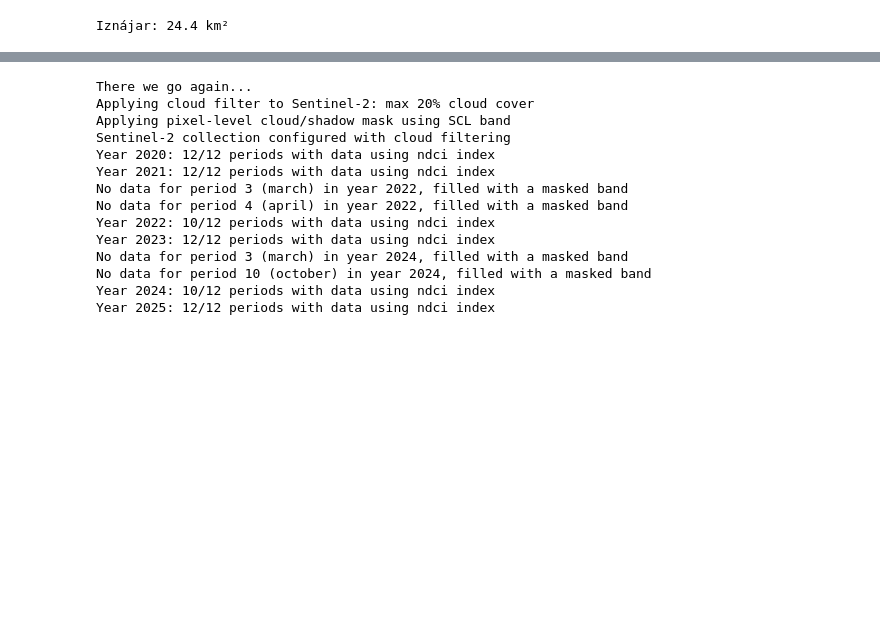
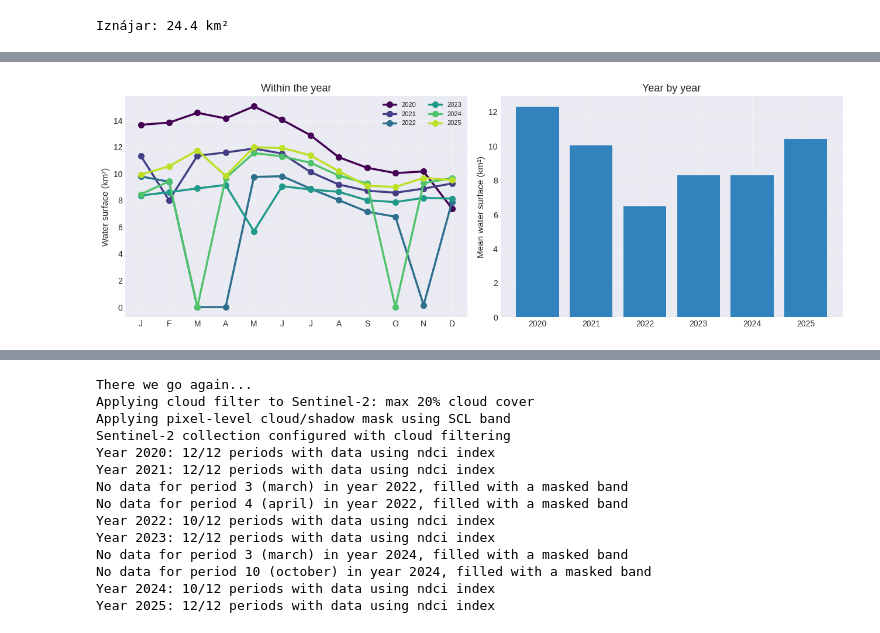
Before and after one commit to Digdgeo/Ndvi2Gif, a Jupyter notebook: book/notebooks/10_water_quality_reservoirs.ipynb, the cells around one changed output, grey strips where cells are left out. Cells and saved outputs as stored; diff of their text form; code cells hidden in the pictures; blank space fills up the shorter version.

```diff
--- a/book/notebooks/10_water_quality_reservoirs.ipynb
+++ b/book/notebooks/10_water_quality_reservoirs.ipynb
@@ -92,0 +180,19 @@ where there is vegetation around the shore.
+# %%
+mndwi = water_indices['mndwi']
+yearly = mndwi.get_year_composite()
+years = list(range(YEARS[0], YEARS[1] + 1))
+
+rows = []
+images = yearly.toList(yearly.size())
+for i, year in enumerate(years):
+    image = ee.Image(images.get(i))
+    areas = (image.gt(0).multiply(ee.Image.pixelArea()).divide(1e6)
+             .reduceRegion(ee.Reducer.sum(), roi, 20, maxPixels=1e9).getInfo())
+    for month in months:
+        rows.append({'year': year, 'month': month, 'km2': areas.get(month)})
+
+surface = pd.DataFrame(rows)
+surface['month_num'] = surface['month'].map({m: i + 1 for i, m in enumerate(months)})
+table = surface.pivot_table(index='year', columns='month_num', values='km2')
+table.columns = [m[:3].capitalize() for m in months]
+table.round(1)
@@ -92,0 +218,22 @@ where there is vegetation around the shore.
+# %%
+fig, axes = plt.subplots(1, 2, figsize=(13, 4.5))
+
+colours = plt.cm.viridis(np.linspace(0, 0.9, len(years)))
+for (year, group), colour in zip(surface.groupby('year'), colours):
+    axes[0].plot(group['month_num'], group['km2'], 'o-', color=colour, label=str(year))
+axes[0].set_xticks(range(1, 13), [m[:1].upper() for m in months])
+axes[0].set_ylabel('Water surface (km²)')
+axes[0].set_title('Within the year')
+axes[0].legend(frameon=False, ncol=2, fontsize=8)
+
+annual = surface.groupby('year')['km2'].mean()
+axes[1].bar([str(y) for y in annual.index], annual.values, color='#3182bd')
+axes[1].set_ylabel('Mean water surface (km²)')
+axes[1].set_title('Year by year')
+
+for ax in axes:
+    for side in ('top', 'right'):
+        ax.spines[side].set_visible(False)
+plt.tight_layout()
+# %% [output]
+[figure, added]
```
Also changed, not shown: parts of 40 cells of this notebook, 4 other files.
